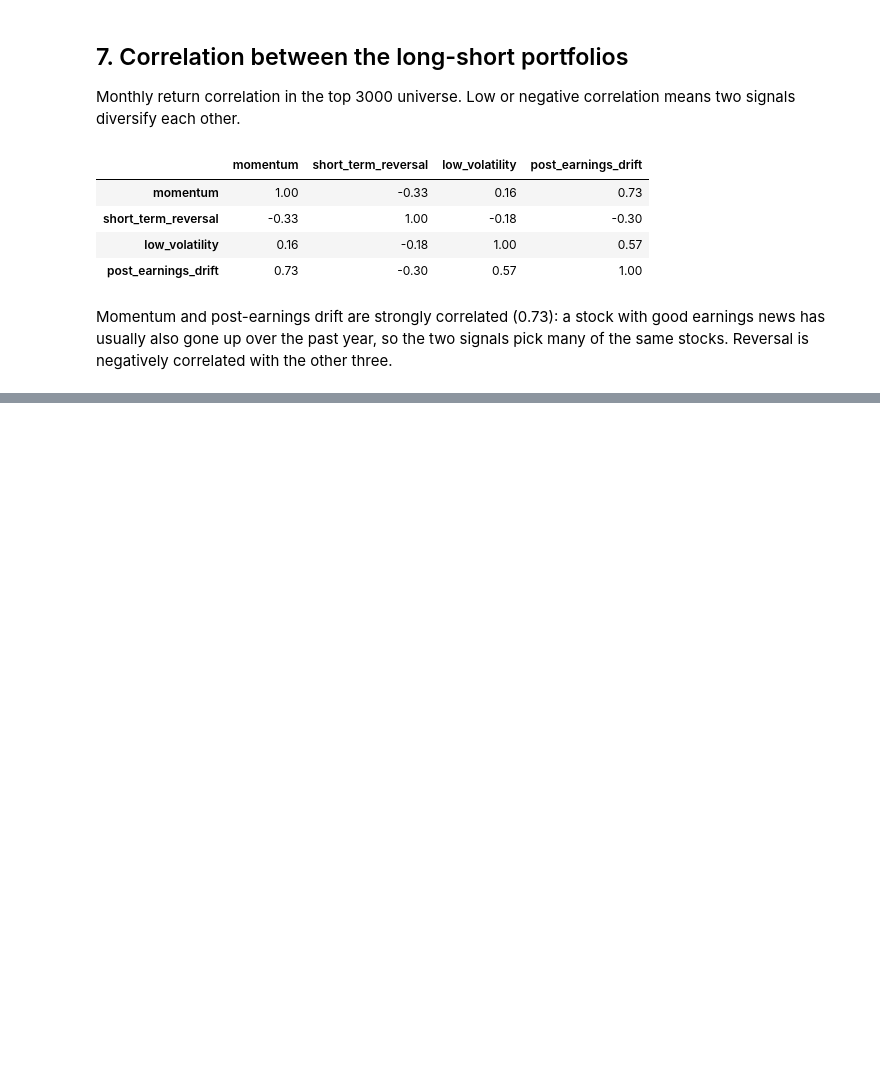
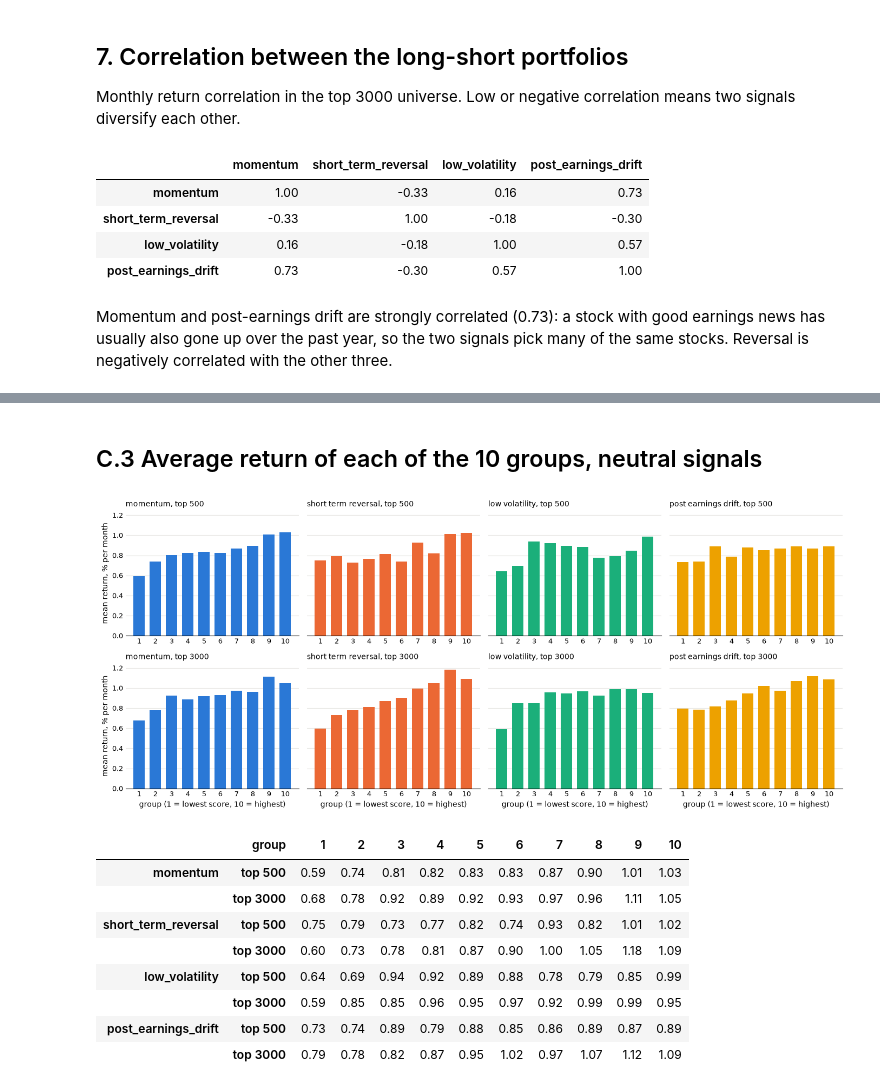
Before and after one commit to KeyangPan/Equity-Anomaly-Replication, a Jupyter notebook: notebooks/results.ipynb, the cells around one changed output, grey strips where cells are left out. Cells and saved outputs as stored; diff of their text form; code cells hidden in the pictures; blank space fills up the shorter version.

```diff
--- a/notebooks/results.ipynb
+++ b/notebooks/results.ipynb
@@ -337,22 +353,27 @@ decile_means
 | post_earnings_drift | top 500 | 0.56 | 0.79 | 0.89 | 0.83 | 0.90 | 0.86 | 0.91 | 0.85 | 0.86 | 0.94 |
 |  | top 3000 | 0.73 | 0.82 | 0.79 | 0.91 | 0.87 | 1.06 | 1.05 | 1.00 | 1.14 | 1.11 |
 # %%
-figure, axes = plt.subplots(len(UNIVERSE_SIZES), len(SIGNAL_COLORS), figsize=(14, 6), sharey=True)
-for row, universe_name in enumerate(UNIVERSE_SIZES):
-    for column, (signal_name, color) in enumerate(SIGNAL_COLORS.items()):
-        axis = axes[row, column]
-        means = decile_means.loc[(signal_name, universe_name)]
-        axis.bar(means.index.astype(str), means, color=color, width=0.7)
-        axis.set_title(f"{signal_name.replace('_', ' ')}, {universe_name}", loc="left", fontsize=10)
-        axis.grid(axis="y", color="#e4e3df", linewidth=0.8)
-        axis.set_axisbelow(True)
-        axis.spines[["top", "right", "left"]].set_visible(False)
-        axis.tick_params(length=0, labelsize=9)
-    axes[row, 0].set_ylabel("mean return, % per month")
-for axis in axes[-1]:
-    axis.set_xlabel("group (1 = lowest score, 10 = highest)")
-figure.tight_layout()
-plt.show()
+def plot_group_means(decile_means):
+    """Bar chart of the 10 group returns: one row of panels per universe, one column per signal."""
+    figure, axes = plt.subplots(len(UNIVERSE_SIZES), len(SIGNAL_COLORS), figsize=(14, 6), sharey=True)
+    for row, universe_name in enumerate(UNIVERSE_SIZES):
+        for column, (signal_name, color) in enumerate(SIGNAL_COLORS.items()):
+            axis = axes[row, column]
+            means = decile_means.loc[(signal_name, universe_name)]
+            axis.bar(means.index.astype(str), means, color=color, width=0.7)
+            axis.set_title(f"{signal_name.replace('_', ' ')}, {universe_name}", loc="left", fontsize=10)
+            axis.grid(axis="y", color="#e4e3df", linewidth=0.8)
+            axis.set_axisbelow(True)
+            axis.spines[["top", "right", "left"]].set_visible(False)
+            axis.tick_params(length=0, labelsize=9)
+        axes[row, 0].set_ylabel("mean return, % per month")
+    for axis in axes[-1]:
+        axis.set_xlabel("group (1 = lowest score, 10 = highest)")
+    figure.tight_layout()
+    plt.show()
+
+
+plot_group_means(decile_means)
 # %% [output]
 [figure]
 # %% [markdown]
@@ -434,0 +570,18 @@ correlated with the other three.
+# %% [markdown]
+## C.3 Average return of each of the 10 groups, neutral signals
+# %%
+neutral_portfolios = {key[1:]: table for key, table in all_portfolios.items() if key[0] == "neutral"}
+neutral_decile_means = group_means(neutral_portfolios)
+plot_group_means(neutral_decile_means)
+neutral_decile_means
+# %% [output]
+[figure, added]
+|  | group | 1 | 2 | 3 | 4 | 5 | 6 | 7 | 8 | 9 | 10 |
+| momentum | top 500 | 0.59 | 0.74 | 0.81 | 0.82 | 0.83 | 0.83 | 0.87 | 0.90 | 1.01 | 1.03 |
+|  | top 3000 | 0.68 | 0.78 | 0.92 | 0.89 | 0.92 | 0.93 | 0.97 | 0.96 | 1.11 | 1.05 |
+| short_term_reversal | top 500 | 0.75 | 0.79 | 0.73 | 0.77 | 0.82 | 0.74 | 0.93 | 0.82 | 1.01 | 1.02 |
+|  | top 3000 | 0.60 | 0.73 | 0.78 | 0.81 | 0.87 | 0.90 | 1.00 | 1.05 | 1.18 | 1.09 |
+| low_volatility | top 500 | 0.64 | 0.69 | 0.94 | 0.92 | 0.89 | 0.88 | 0.78 | 0.79 | 0.85 | 0.99 |
+|  | top 3000 | 0.59 | 0.85 | 0.85 | 0.96 | 0.95 | 0.97 | 0.92 | 0.99 | 0.99 | 0.95 |
+| post_earnings_drift | top 500 | 0.73 | 0.74 | 0.89 | 0.79 | 0.88 | 0.85 | 0.86 | 0.89 | 0.87 | 0.89 |
+|  | top 3000 | 0.79 | 0.78 | 0.82 | 0.87 | 0.95 | 1.02 | 0.97 | 1.07 | 1.12 | 1.09 |
```
Also changed, not shown: parts of 15 cells of this notebook, 11 other files.
